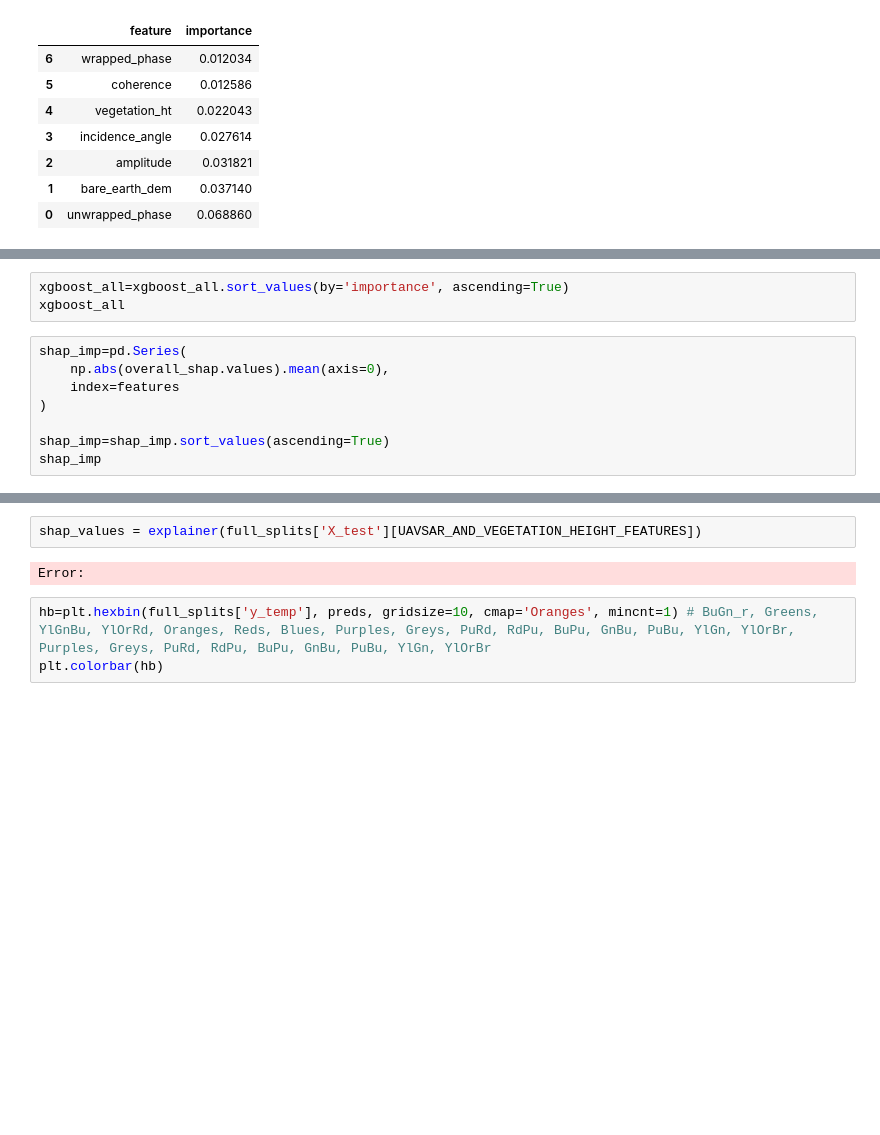
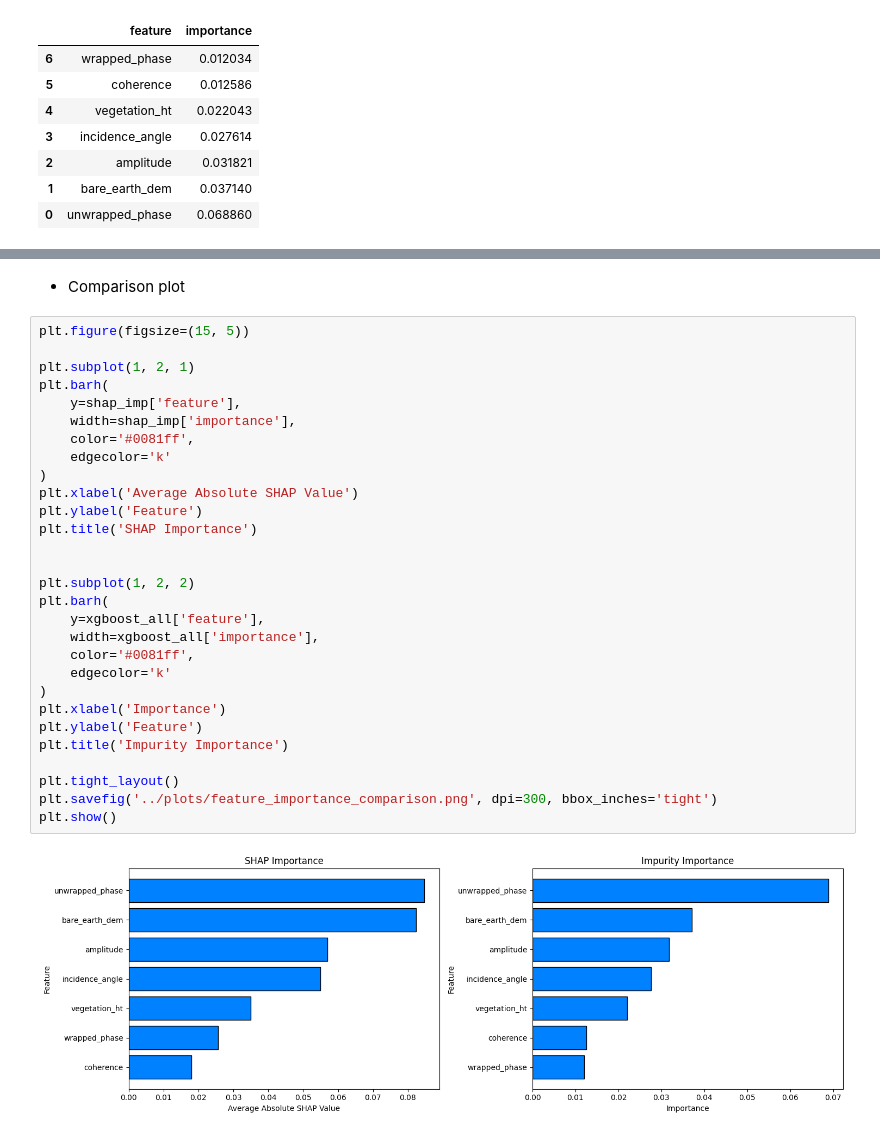
Before and after one commit to Ibrahim-Ola/uavsar-lidar-project, a Jupyter notebook: experiments/07_model_comparison.ipynb, the cells around one changed output, grey strips where cells are left out. Saved outputs shown, nothing was run; the diff lists cells and outputs as text; blank space fills up the shorter version.

```diff
--- a/experiments/07_model_comparison.ipynb
+++ b/experiments/07_model_comparison.ipynb
@@ -170,11 +181,0 @@ import numpy as np
-# %%
-xgboost_all=xgboost_all.sort_values(by='importance', ascending=True)
-xgboost_all
-# %%
-shap_imp=pd.Series(
-    np.abs(overall_shap.values).mean(axis=0),
-    index=features
-)
-
-shap_imp=shap_imp.sort_values(ascending=True)
-shap_imp
@@ -285,7 +189,33 @@ explainer = shap.TreeExplainer(bst)
-# %%
-shap_values = explainer(full_splits['X_test'][UAVSAR_AND_VEGETATION_HEIGHT_FEATURES])
-# %% [output]
-Error:
-# %%
-hb=plt.hexbin(full_splits['y_temp'], preds, gridsize=10, cmap='Oranges', mincnt=1) # BuGn_r, Greens, YlGnBu, YlOrRd, Oranges, Reds, Blues, Purples, Greys, PuRd, RdPu, BuPu, GnBu, PuBu, YlGn, YlOrBr, Purples, Greys, PuRd, RdPu, BuPu, GnBu, PuBu, YlGn, YlOrBr
-plt.colorbar(hb)
+# %% [markdown]
+* Comparison plot
+# %%
+plt.figure(figsize=(15, 5))
+
+plt.subplot(1, 2, 1)
+plt.barh(
+    y=shap_imp['feature'],
+    width=shap_imp['importance'],
+    color='#0081ff',
+    edgecolor='k'
+)
+plt.xlabel('Average Absolute SHAP Value')
+plt.ylabel('Feature')
+plt.title('SHAP Importance')
+
+
+plt.subplot(1, 2, 2)
+plt.barh(
+    y=xgboost_all['feature'],
+    width=xgboost_all['importance'],
+    color='#0081ff',
+    edgecolor='k'
+)
+plt.xlabel('Importance')
+plt.ylabel('Feature')
+plt.title('Impurity Importance')
+
+plt.tight_layout()
+plt.savefig('../plots/feature_importance_comparison.png', dpi=300, bbox_inches='tight')
+plt.show()
+# %% [output]
+[figure, added]
```
Also changed, not shown: parts of 23 cells of this notebook.
